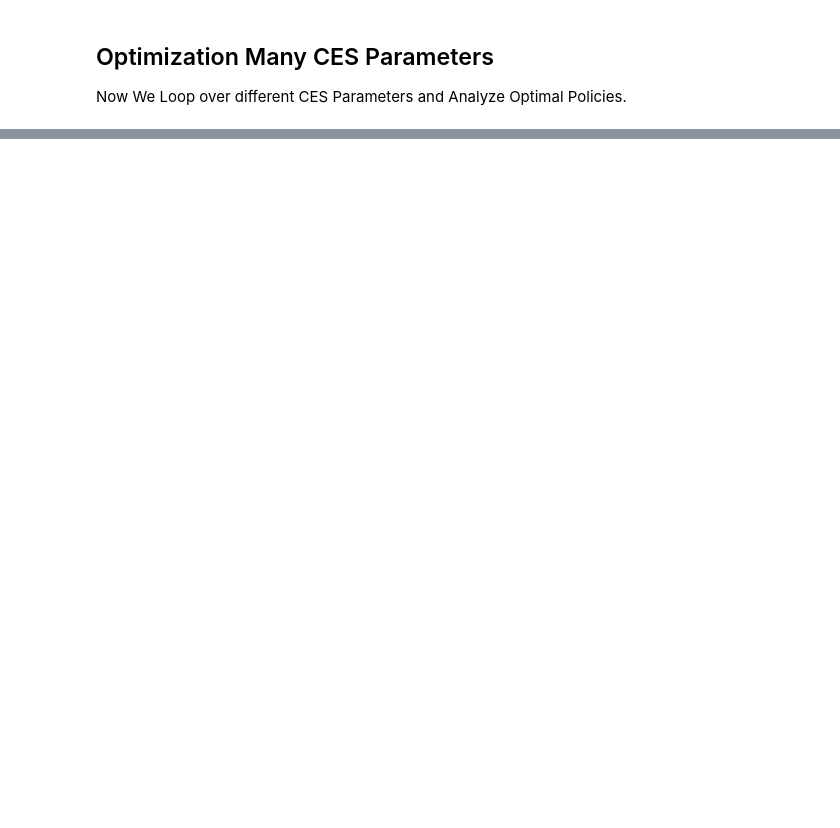
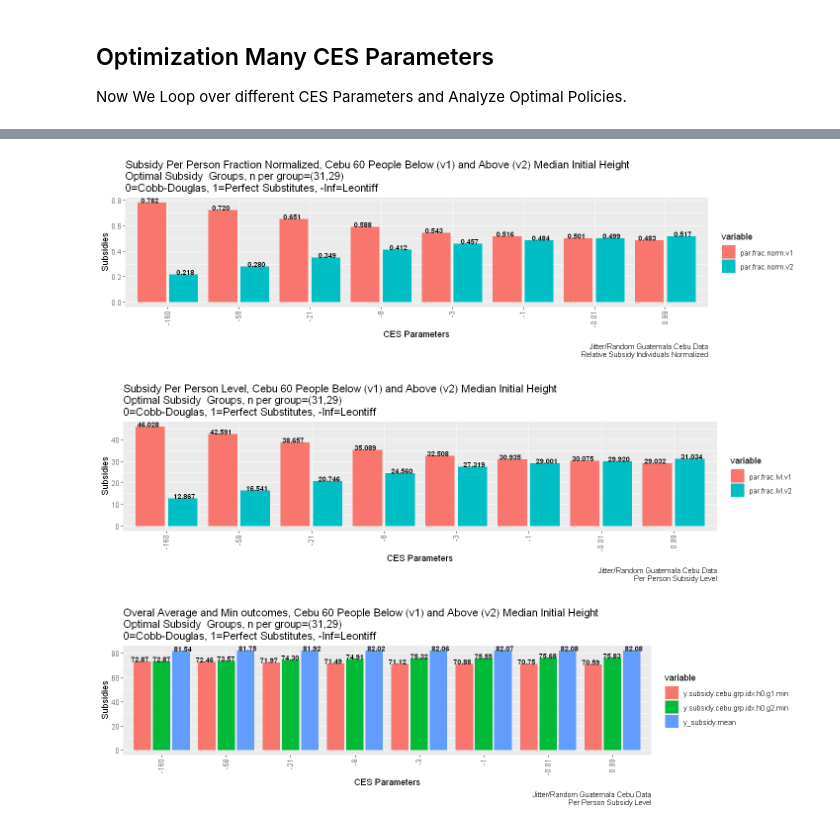
Before and after one commit to FanWangEcon/R4Econ, a Jupyter notebook: optimization/planner/ces/cesoptimizer.ipynb, the cells around one changed output, grey strips where cells are left out. Cells and saved outputs as stored; diff of their text form; code cells hidden in the pictures; blank space fills up the shorter version.

```diff
--- a/optimization/planner/ces/cesoptimizer.ipynb
+++ b/optimization/planner/ces/cesoptimizer.ipynb
@@ -801,7 +722,7 @@ df.ces.opti.h0 <- bind_rows(lapply(vec.param.ces, optim_wrapper,
                                 f.subsidy.y.str = 'f_subsidy_y_cd'))
 t(df.ces.opti.h0)
 # Graph
-options(repr.plot.width = 12, repr.plot.height = 3)
+options(repr.plot.width = 12, repr.plot.height = 3.5)
 sca.subsidy.groups = list.subsidy.y.params.other.default.h0$sca.subsidy.groups
 vec.subsidy.grpsize =  list.subsidy.y.params.other.default.h0$vec.subsidy.grpsize
 # Two Graphs
@@ -816,3 +737,12 @@ str.captions <- 'Jitter/Random Guatemala Cebu Data\nPer Person Subsidy Level'
 graphf.ces.opti.subsidy(df.ces.opti=df.ces.opti.h0 %>% select(param.ces, matches('par.frac.lvl.v')),
                         sca.subsidy.groups = sca.subsidy.groups, vec.subsidy.grpsize = vec.subsidy.grpsize,
                         str.title=str.title, str.captions=str.captions)
+str.title <- 'Overal Average and Min outcomes, Cebu 60 People Below (v1) and Above (v2) Median Initial Height'
+str.captions <- 'Jitter/Random Guatemala Cebu Data\nPer Person Subsidy Level'
+graphf.ces.opti.subsidy(df.ces.opti=df.ces.opti.h0 %>% select(param.ces,
+                                                              y.subsidy.cebu.grp.idx.h0.g1.min,
+                                                              y.subsidy.cebu.grp.idx.h0.g2.min,
+                                                              y_subsidy.mean),
+                        sca.subsidy.groups = sca.subsidy.groups, vec.subsidy.grpsize = vec.subsidy.grpsize,
+                        str.title=str.title, str.captions=str.captions, geom_text_format='%.2f')
+# %% [output]
@@ -819,3 +765,6 @@ graphf.ces.opti.subsidy(df.ces.opti=df.ces.opti.h0 %>% select(param.ces, matches
+[figure, added]
+[figure, added]
+[figure, added]
 # %%
 # test h0wlt
 df.ces.opti.h0wlt <- bind_rows(lapply(vec.param.ces, optim_wrapper,
```
Also changed, not shown: parts of 30 cells of this notebook, 5 other files.
